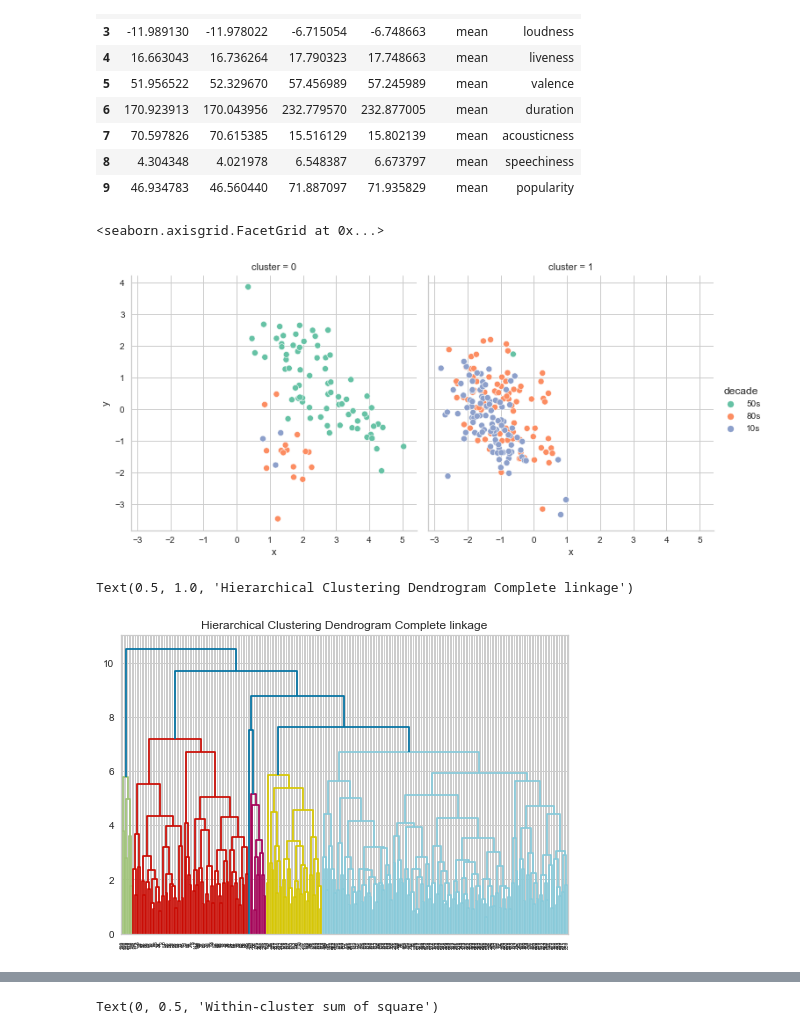
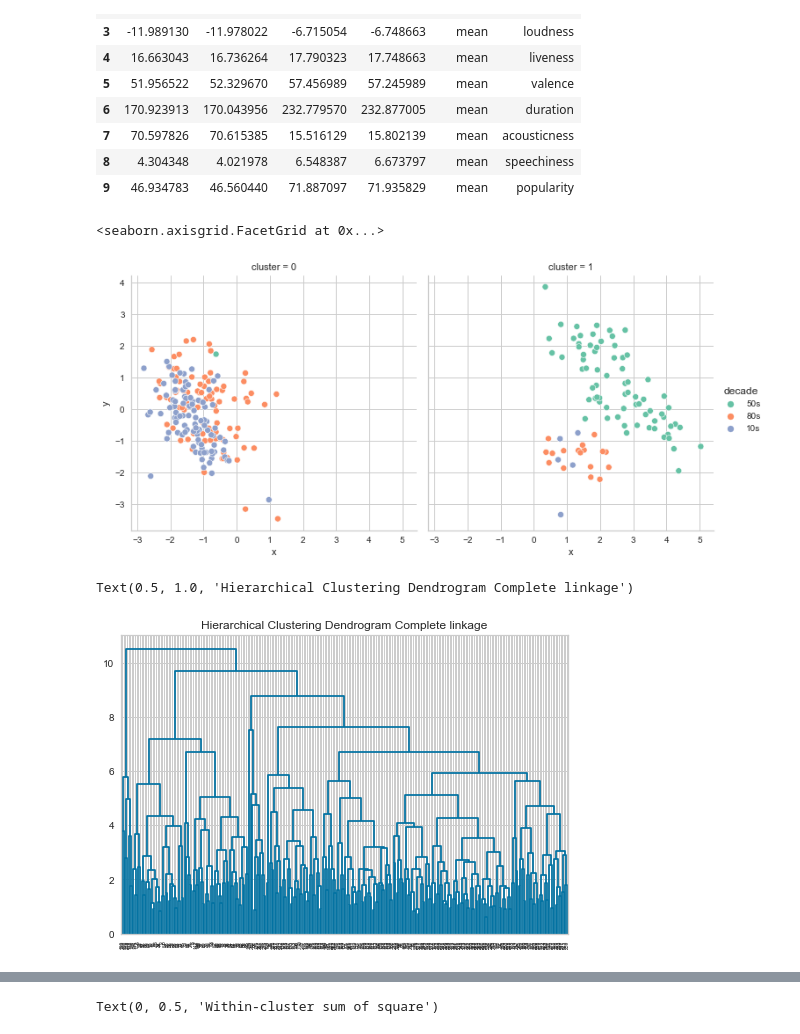
Before and after one commit to dovmar/PDVS, a Jupyter notebook: Lab_3/Lab-3.ipynb, the cells around one changed output, grey strips where cells are left out. Cells and saved outputs as stored; diff of their text form; code cells hidden in the pictures.

```diff
--- a/Lab_3/Lab-3.ipynb
+++ b/Lab_3/Lab-3.ipynb
@@ -47,5 +48,5 @@ def do_pca(x,n_components=2,**kwargs):
 # klasterizavimas originaliems duomenims ir sumazinus dimensija
 x_small = do_pca(x,n_components=2)
 
-df_plot = pd.DataFrame(do_mds(x))
+df_plot = pd.DataFrame(do_pca(x))
 df_plot.columns = ["x","y"]
@@ -326,21 +334,21 @@ Name: cluster_reduced, dtype: int64
 | 8 | 4.304348 | 4.021978 | 6.548387 | 6.673797 | mean | speechiness |
 | 9 | 46.934783 | 46.560440 | 71.887097 | 71.935829 | mean | popularity |
 # %%
-df_plot = df_plot.copy()
 df_plot["decade"] = df_id["decade"]
 sns.relplot(x="x",y="y",kind="scatter",data=df_plot,col="cluster",hue="decade",palette="Set2")
 # %% [output]
 <seaborn.axisgrid.FacetGrid at 0x...>
-[figure, old version]
+[figure, new version]
 # %%
+# kitas jungimo metodas
 _, model = do_hierarchical(x,distance_threshold=0, n_clusters=None,linkage="complete")
 
 
-plot_dendrogram(model, truncate_mode="level")
+plot_dendrogram(model,color_threshold=0)
 plt.title("Hierarchical Clustering Dendrogram Complete linkage")
 # %% [output]
 Text(0.5, 1.0, 'Hierarchical Clustering Dendrogram Complete linkage')
-[figure, old version]
+[figure, new version]
 # %%
 _, model = do_hierarchical(x_small,distance_threshold=0, n_clusters=None,linkage="complete")
 
```
Also changed, not shown: parts of 13 cells of this notebook, 4 other files.
